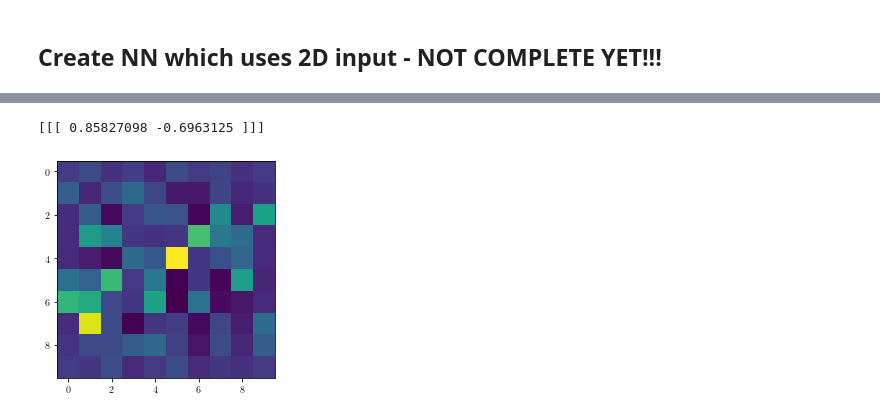
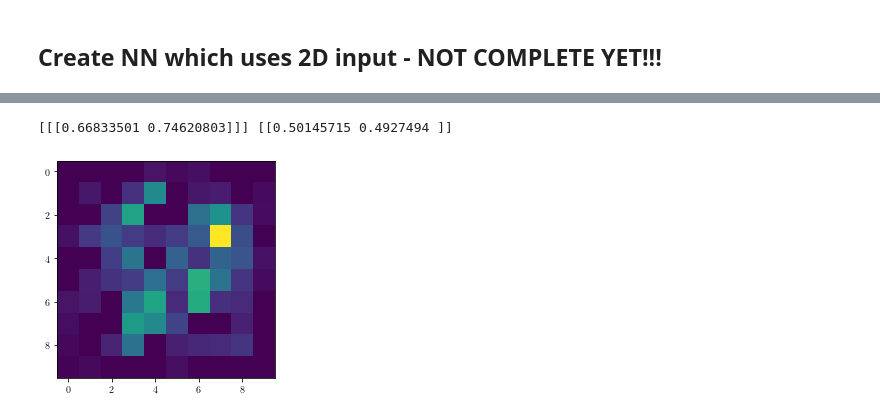
Before and after one commit to oskberg/new-physics, a Jupyter notebook: toy_data/flavio_tests/ml_distributions.ipynb, the cells around one changed output, grey strips where cells are left out. Drawn from its saved outputs; the diff is of its cells as text; code cells hidden in the pictures.

```diff
--- a/toy_data/flavio_tests/ml_distributions.ipynb
+++ b/toy_data/flavio_tests/ml_distributions.ipynb
@@ -506,18 +718,5 @@ y_test = scaler.fit_transform(y_train)
 # %%
-x_train_2d = x_train.reshape((x_train.shape[0],10,10,1))
-x_test_2d = x_test.reshape((x_test.shape[0],10,10,1))
-y_train_2d = y_train.reshape((y_train.shape[0],1,1,2))
-y_test_2d = y_test.reshape((y_test.shape[0],1,1,2))
+x_train_2d = x_train_mm.reshape((x_train_mm.shape[0],10,10,1))
+x_test_2d = x_test_mm.reshape((x_test_mm.shape[0],10,10,1))
+y_train_2d = y_train_mm.reshape((y_train_mm.shape[0],1,1,2))
+y_test_2d = y_test_mm.reshape((y_test_mm.shape[0],1,1,2))
-# %%
-model = models.Sequential()
-model.add(layers.InputLayer((10, 10, 1)))
-model.add(layers.Conv2D(32, (3, 3), activation='relu'))
-# model.add(layers.MaxPooling2D((2, 2)))
-# model.add(layers.Conv2D(64, (3, 3), activation='relu'))
-model.add(layers.MaxPooling2D((2, 2)))
-model.add(layers.Conv2D(64, (3, 3), activation='relu'))
-# model.add(layers.MaxPooling2D((2, 2)))
-# model.add(layers.Conv2D(32, (3, 3), activation='relu'))
-model.add(layers.Flatten())
-model.add(layers.Dense(64, activation='relu'))
-model.add(layers.Dense(2))
@@ -545,17 +757,17 @@ Trainable params: 35,394
 Non-trainable params: 0
 _________________________________________________________________
 # %%
-model.compile(
+model_2d.compile(
     optimizer='adam',
     loss='mean_squared_error',
     metrics=['mean_squared_error']
 )
 # %%
-model.fit(
-    [x_train_2d],
-    [y_train_2d],
-    batch_size=30,
-    epochs=20,
-    # validation_data=(x_test, y_test)
+model_2d.fit(
+    x_train_2d,
+    y_train_2d,
+    batch_size=3000,
+    epochs=50,
+    validation_data=(x_test_2d, y_test_2d)
 )
 # %% [output]
@@ -590,10 +808,10 @@ R^2(b) - -2613.0902026063873
 # %%
-ii = 24
+ii = 1050
 plt.imshow(x_train_2d[ii])
-print(y_train_2d[ii])
+print(y_train_2d[ii], model.predict(x_train_2d[ii-1:ii]))
 # %% [output]
-[[[ 0.85827098 -0.6963125 ]]]
+[[[0.66833501 0.74620803]]] [[0.50145715 0.4927494 ]]
-[figure, old version]
+[figure, new version]
 # %%
 model.predict(x_test_2d[:1])
 # %% [output]
```
Also changed, not shown: parts of 52 cells of this notebook, 24 other files.
